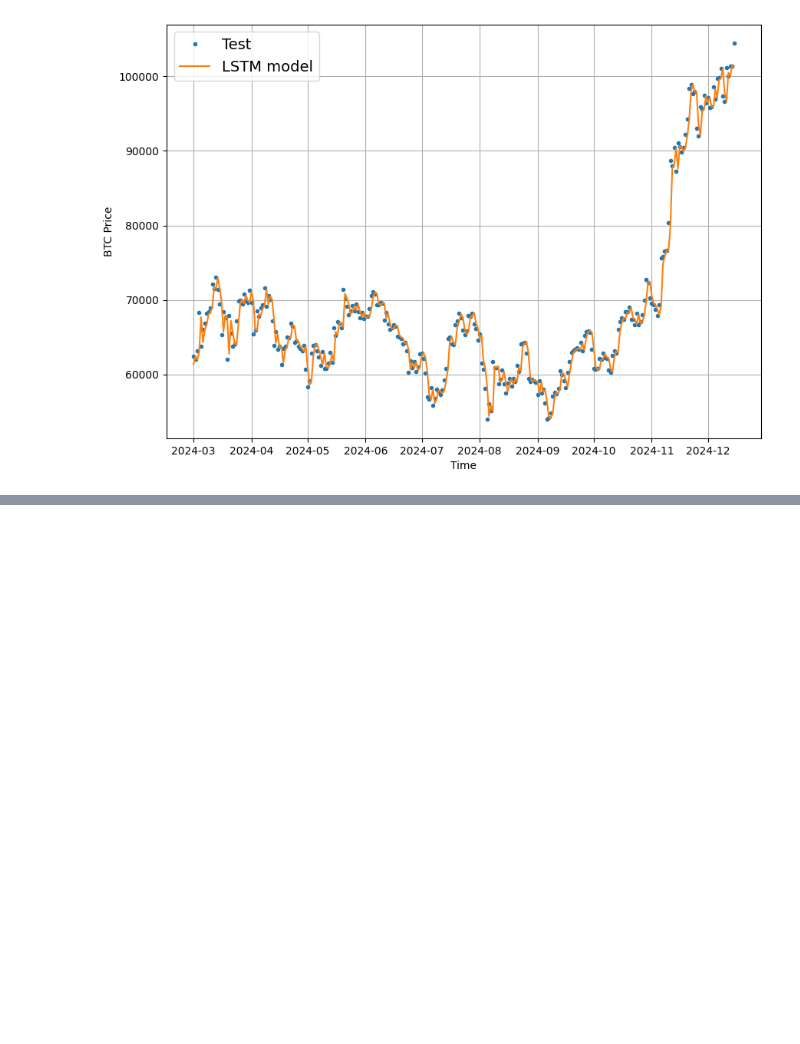
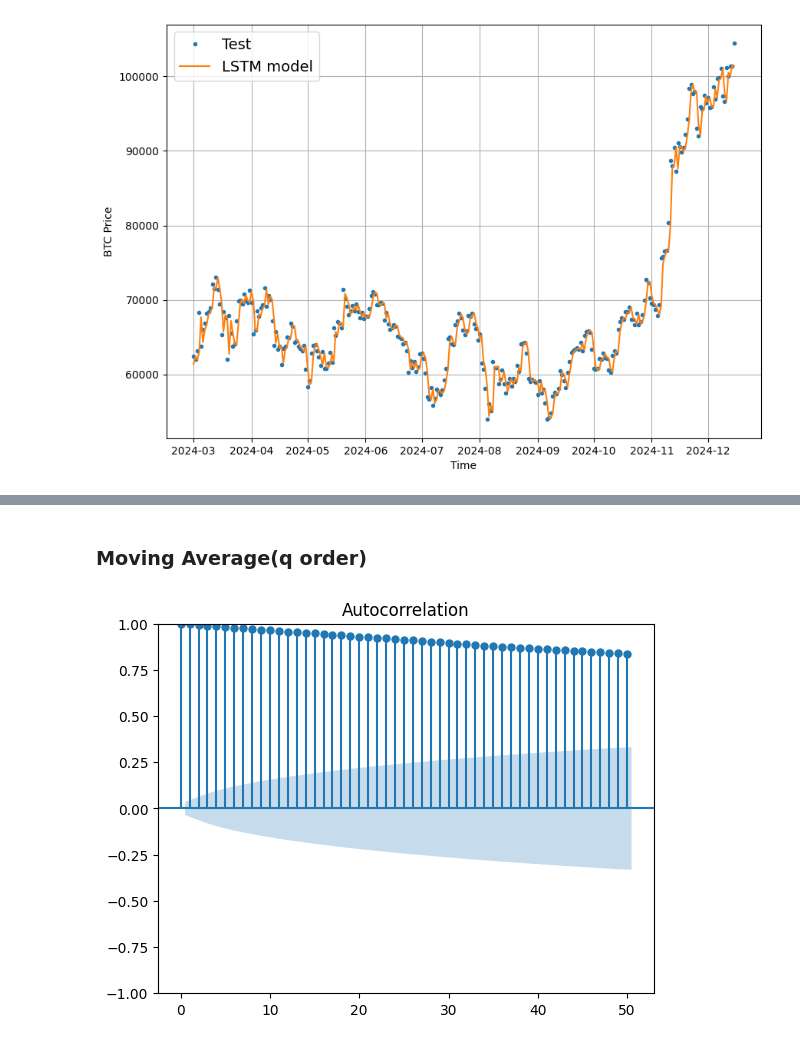
Before and after one commit to davydantoniuk/btc-timeseries-forecasting, a Jupyter notebook: btc_forecast.ipynb, the cells around one changed output, grey strips where cells are left out. Drawn from its saved outputs; the diff is of its cells as text; code cells hidden in the pictures; blank space fills up the shorter version.

```diff
--- a/btc_forecast.ipynb
+++ b/btc_forecast.ipynb
@@ -249,0 +256,7 @@ plot_time_series(timesteps=X_test[-len(test_windows):],
+# %% [markdown]
+### Moving Average(q order)
+# %%
+from statsmodels.graphics.tsaplots import plot_acf
+plot_acf(bitcoin_price["Price"], lags=50);
+# %% [output]
+[figure, added]
```
Also changed, not shown: parts of 21 cells of this notebook.
